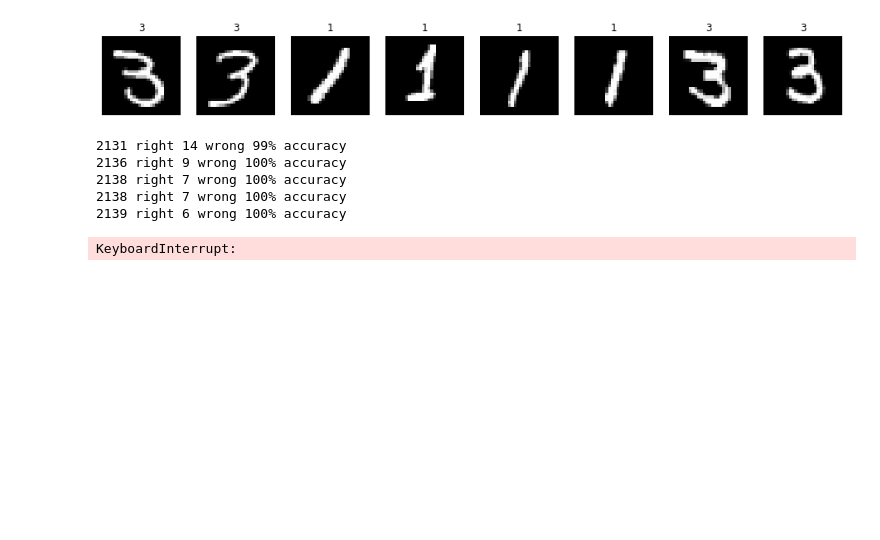
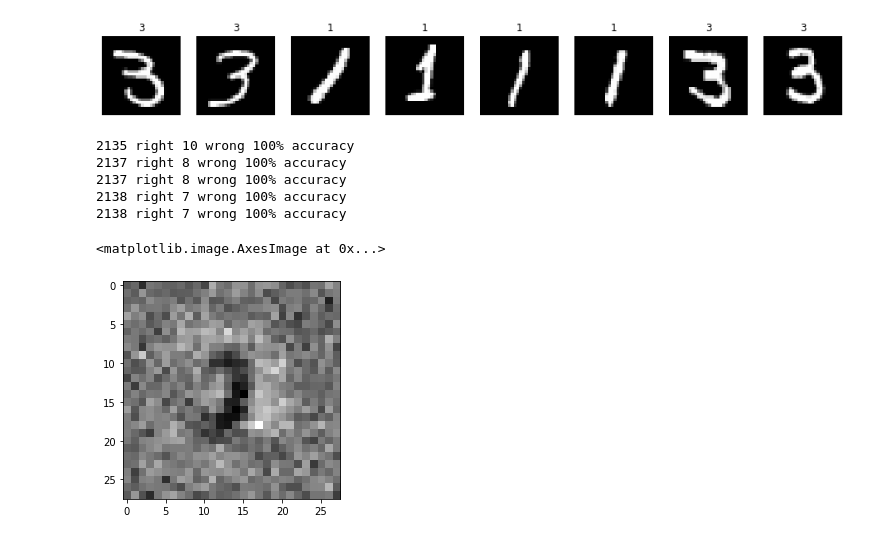
Before and after one commit to CallumFerguson/ImageProcessingFinal, a Jupyter notebook: ImageFinal.ipynb, the cells around one changed output. Drawn from its saved outputs; the diff is of its cells as text; code cells hidden in the pictures; blank space fills up the shorter version.

```diff
--- a/ImageFinal.ipynb
+++ b/ImageFinal.ipynb
@@ -134,7 +134,7 @@ def evaluate():
 
     print('{} right {} wrong {:.0f}% accuracy'.format(right, wrong, right / (right + wrong) * 100.0))
 
-for epoch in range(1):
+for epoch in range(5):
     for batch_num, (data, labels) in enumerate(train_loader):
         batch = data.to(device)
         batch = batch.reshape([batch.size()[0], img_size_flat])
@@ -172,9 +172,13 @@ for epoch in range(1):
 
     evaluate()
 # %% [output]
-2131 right 14 wrong 99% accuracy
-2136 right 9 wrong 100% accuracy
+2135 right 10 wrong 100% accuracy
+2137 right 8 wrong 100% accuracy
+2137 right 8 wrong 100% accuracy
 2138 right 7 wrong 100% accuracy
 2138 right 7 wrong 100% accuracy
-2139 right 6 wrong 100% accuracy
-KeyboardInterrupt:
+# %%
+plt.imshow(w1.reshape([28, 28]).cpu(), cmap="gray")
+# %% [output]
+<matplotlib.image.AxesImage at 0x...>
+[figure, added]
```
Also changed, not shown: parts of 3 cells of this notebook.
